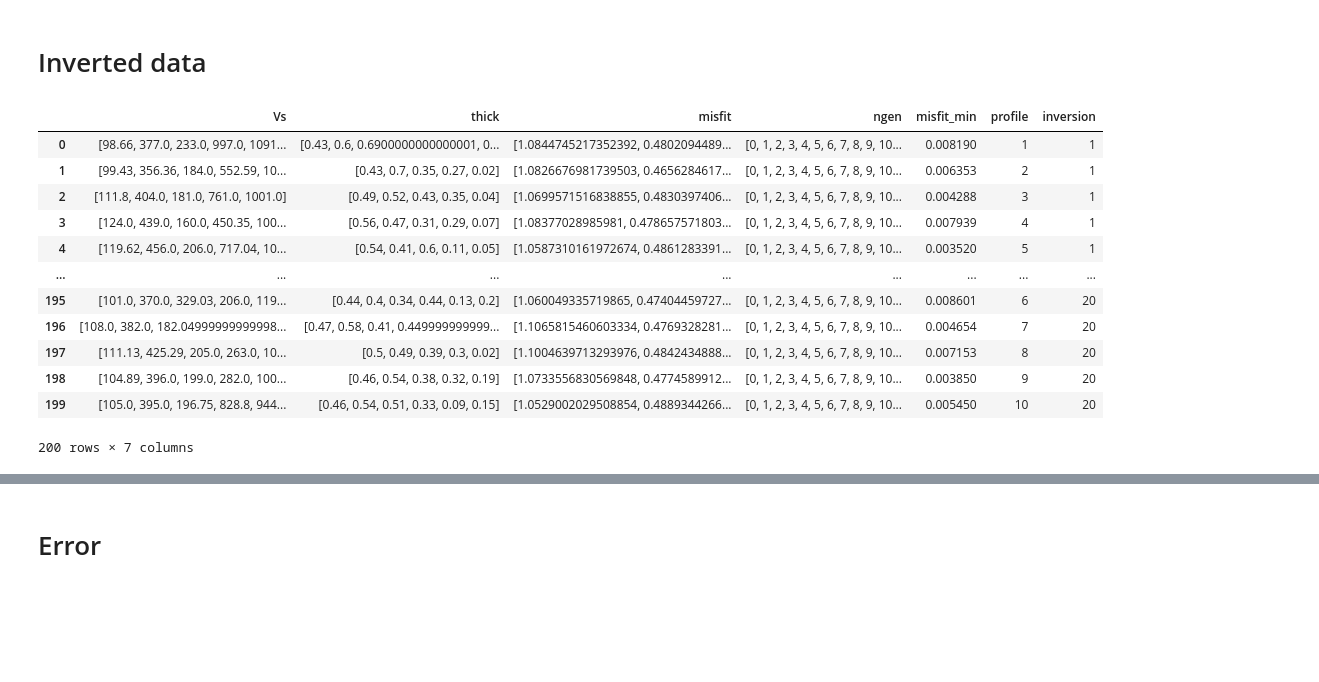
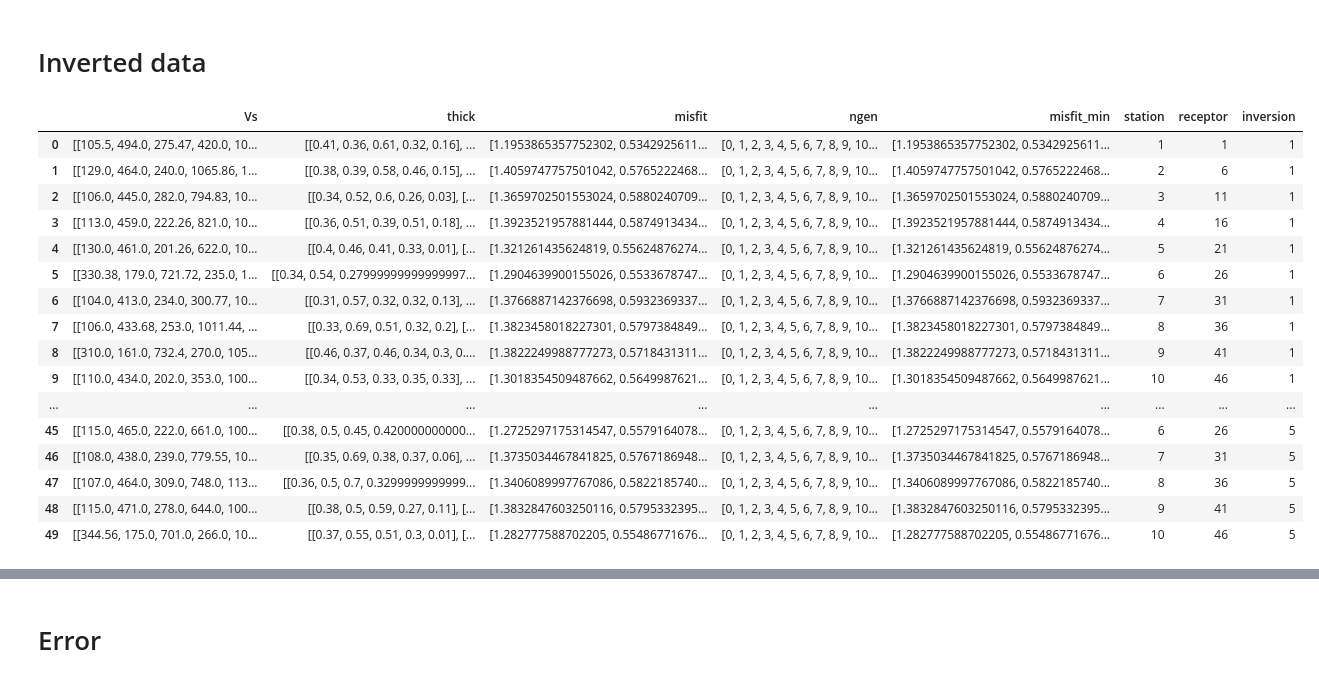
Before and after one commit to geoceea/Evolutionary_inversion_soil, a Jupyter notebook: Results_analysis_inversion.ipynb, the cells around one changed output, grey strips where cells are left out. Drawn from its saved outputs; the diff is of its cells as text; code cells hidden in the pictures; blank space fills up the shorter version.

```diff
--- a/Results_analysis_inversion.ipynb
+++ b/Results_analysis_inversion.ipynb
@@ -49,7 +54,7 @@ folder_model_name = 'MCP2_2'
 # %% [markdown]
 ### Directory for saving model and other related stuffs:
 # %%
-data_path = 'OUTPUT/'+folder_model_name+'/DATA/'
+data_path = FOLDER_OUTPUT+MODEL_NAME+'/DATA/'
 # %% [markdown]
 ### Directory for saving figures:
 # %%
@@ -153,19 +157,23 @@ fig.savefig(figures_path+'observed_slice_and_receptors.png')
 # %% [markdown]
 # Inverted data
 # %%
-df_inversion = pd.read_feather(data_path+'inversion_.feather')
+df_inversion = pd.read_feather(data_path+'inversion.feather')
 df_inversion
 # %% [output]
-|  | Vs | thick | misfit | ngen | misfit_min | profile | inversion |
-| 0 | [98.66, 377.0, 233.0, 997.0, 1091... | [0.43, 0.6, 0.6900000000000001, 0... | [1.0844745217352392, 0.4802094489... | [0, 1, 2, 3, 4, 5, 6, 7, 8, 9, 10... | 0.008190 | 1 | 1 |
-| 1 | [99.43, 356.36, 184.0, 552.59, 10... | [0.43, 0.7, 0.35, 0.27, 0.02] | [1.0826676981739503, 0.4656284617... | [0, 1, 2, 3, 4, 5, 6, 7, 8, 9, 10... | 0.006353 | 2 | 1 |
-| 2 | [111.8, 404.0, 181.0, 761.0, 1001.0] | [0.49, 0.52, 0.43, 0.35, 0.04] | [1.0699571516838855, 0.4830397406... | [0, 1, 2, 3, 4, 5, 6, 7, 8, 9, 10... | 0.004288 | 3 | 1 |
-| 3 | [124.0, 439.0, 160.0, 450.35, 100... | [0.56, 0.47, 0.31, 0.29, 0.07] | [1.08377028985981, 0.478657571803... | [0, 1, 2, 3, 4, 5, 6, 7, 8, 9, 10... | 0.007939 | 4 | 1 |
-| 4 | [119.62, 456.0, 206.0, 717.04, 10... | [0.54, 0.41, 0.6, 0.11, 0.05] | [1.0587310161972674, 0.4861283391... | [0, 1, 2, 3, 4, 5, 6, 7, 8, 9, 10... | 0.003520 | 5 | 1 |
-| ... | ... | ... | ... | ... | ... | ... | ... |
-| 195 | [101.0, 370.0, 329.03, 206.0, 119... | [0.44, 0.4, 0.34, 0.44, 0.13, 0.2] | [1.060049335719865, 0.47404459727... | [0, 1, 2, 3, 4, 5, 6, 7, 8, 9, 10... | 0.008601 | 6 | 20 |
-| 196 | [108.0, 382.0, 182.04999999999998... | [0.47, 0.58, 0.41, 0.449999999999... | [1.1065815460603334, 0.4769328281... | [0, 1, 2, 3, 4, 5, 6, 7, 8, 9, 10... | 0.004654 | 7 | 20 |
-| 197 | [111.13, 425.29, 205.0, 263.0, 10... | [0.5, 0.49, 0.39, 0.3, 0.02] | [1.1004639713293976, 0.4842434888... | [0, 1, 2, 3, 4, 5, 6, 7, 8, 9, 10... | 0.007153 | 8 | 20 |
-| 198 | [104.89, 396.0, 199.0, 282.0, 100... | [0.46, 0.54, 0.38, 0.32, 0.19] | [1.0733556830569848, 0.4774589912... | [0, 1, 2, 3, 4, 5, 6, 7, 8, 9, 10... | 0.003850 | 9 | 20 |
-| 199 | [105.0, 395.0, 196.75, 828.8, 944... | [0.46, 0.54, 0.51, 0.33, 0.09, 0.15] | [1.0529002029508854, 0.4889344266... | [0, 1, 2, 3, 4, 5, 6, 7, 8, 9, 10... | 0.005450 | 10 | 20 |
+|  | Vs | thick | misfit | ngen | misfit_min | station | receptor | inversion |
+| 0 | [[105.5, 494.0, 275.47, 420.0, 10... | [[0.41, 0.36, 0.61, 0.32, 0.16], ... | [1.1953865357752302, 0.5342925611... | [0, 1, 2, 3, 4, 5, 6, 7, 8, 9, 10... | [1.1953865357752302, 0.5342925611... | 1 | 1 | 1 |
+| 1 | [[129.0, 464.0, 240.0, 1065.86, 1... | [[0.38, 0.39, 0.58, 0.46, 0.15], ... | [1.4059747757501042, 0.5765222468... | [0, 1, 2, 3, 4, 5, 6, 7, 8, 9, 10... | [1.4059747757501042, 0.5765222468... | 2 | 6 | 1 |
+| 2 | [[106.0, 445.0, 282.0, 794.83, 10... | [[0.34, 0.52, 0.6, 0.26, 0.03], [... | [1.3659702501553024, 0.5880240709... | [0, 1, 2, 3, 4, 5, 6, 7, 8, 9, 10... | [1.3659702501553024, 0.5880240709... | 3 | 11 | 1 |
+| 3 | [[113.0, 459.0, 222.26, 821.0, 10... | [[0.36, 0.51, 0.39, 0.51, 0.18], ... | [1.3923521957881444, 0.5874913434... | [0, 1, 2, 3, 4, 5, 6, 7, 8, 9, 10... | [1.3923521957881444, 0.5874913434... | 4 | 16 | 1 |
+| 4 | [[130.0, 461.0, 201.26, 622.0, 10... | [[0.4, 0.46, 0.41, 0.33, 0.01], [... | [1.321261435624819, 0.55624876274... | [0, 1, 2, 3, 4, 5, 6, 7, 8, 9, 10... | [1.321261435624819, 0.55624876274... | 5 | 21 | 1 |
+| 5 | [[330.38, 179.0, 721.72, 235.0, 1... | [[0.34, 0.54, 0.27999999999999997... | [1.2904639900155026, 0.5533678747... | [0, 1, 2, 3, 4, 5, 6, 7, 8, 9, 10... | [1.2904639900155026, 0.5533678747... | 6 | 26 | 1 |
+| 6 | [[104.0, 413.0, 234.0, 300.77, 10... | [[0.31, 0.57, 0.32, 0.32, 0.13], ... | [1.3766887142376698, 0.5932369337... | [0, 1, 2, 3, 4, 5, 6, 7, 8, 9, 10... | [1.3766887142376698, 0.5932369337... | 7 | 31 | 1 |
+| 7 | [[106.0, 433.68, 253.0, 1011.44, ... | [[0.33, 0.69, 0.51, 0.32, 0.2], [... | [1.3823458018227301, 0.5797384849... | [0, 1, 2, 3, 4, 5, 6, 7, 8, 9, 10... | [1.3823458018227301, 0.5797384849... | 8 | 36 | 1 |
+| 8 | [[310.0, 161.0, 732.4, 270.0, 105... | [[0.46, 0.37, 0.46, 0.34, 0.3, 0.... | [1.3822249988777273, 0.5718431311... | [0, 1, 2, 3, 4, 5, 6, 7, 8, 9, 10... | [1.3822249988777273, 0.5718431311... | 9 | 41 | 1 |
+| 9 | [[110.0, 434.0, 202.0, 353.0, 100... | [[0.34, 0.53, 0.33, 0.35, 0.33], ... | [1.3018354509487662, 0.5649987621... | [0, 1, 2, 3, 4, 5, 6, 7, 8, 9, 10... | [1.3018354509487662, 0.5649987621... | 10 | 46 | 1 |
+| ... | ... | ... | ... | ... | ... | ... | ... | ... |
+| 45 | [[115.0, 465.0, 222.0, 661.0, 100... | [[0.38, 0.5, 0.45, 0.420000000000... | [1.2725297175314547, 0.5579164078... | [0, 1, 2, 3, 4, 5, 6, 7, 8, 9, 10... | [1.2725297175314547, 0.5579164078... | 6 | 26 | 5 |
+| 46 | [[108.0, 438.0, 239.0, 779.55, 10... | [[0.35, 0.69, 0.38, 0.37, 0.06], ... | [1.3735034467841825, 0.5767186948... | [0, 1, 2, 3, 4, 5, 6, 7, 8, 9, 10... | [1.3735034467841825, 0.5767186948... | 7 | 31 | 5 |
+| 47 | [[107.0, 464.0, 309.0, 748.0, 113... | [[0.36, 0.5, 0.7, 0.3299999999999... | [1.3406089997767086, 0.5822185740... | [0, 1, 2, 3, 4, 5, 6, 7, 8, 9, 10... | [1.3406089997767086, 0.5822185740... | 8 | 36 | 5 |
+| 48 | [[115.0, 471.0, 278.0, 644.0, 100... | [[0.38, 0.5, 0.59, 0.27, 0.11], [... | [1.3832847603250116, 0.5795332395... | [0, 1, 2, 3, 4, 5, 6, 7, 8, 9, 10... | [1.3832847603250116, 0.5795332395... | 9 | 41 | 5 |
+| 49 | [[344.56, 175.0, 701.0, 266.0, 10... | [[0.37, 0.55, 0.51, 0.3, 0.01], [... | [1.282777588702205, 0.55486771676... | [0, 1, 2, 3, 4, 5, 6, 7, 8, 9, 10... | [1.282777588702205, 0.55486771676... | 10 | 46 | 5 |
-200 rows × 7 columns
```
Also changed, not shown: parts of 29 cells of this notebook, 7 other files.
